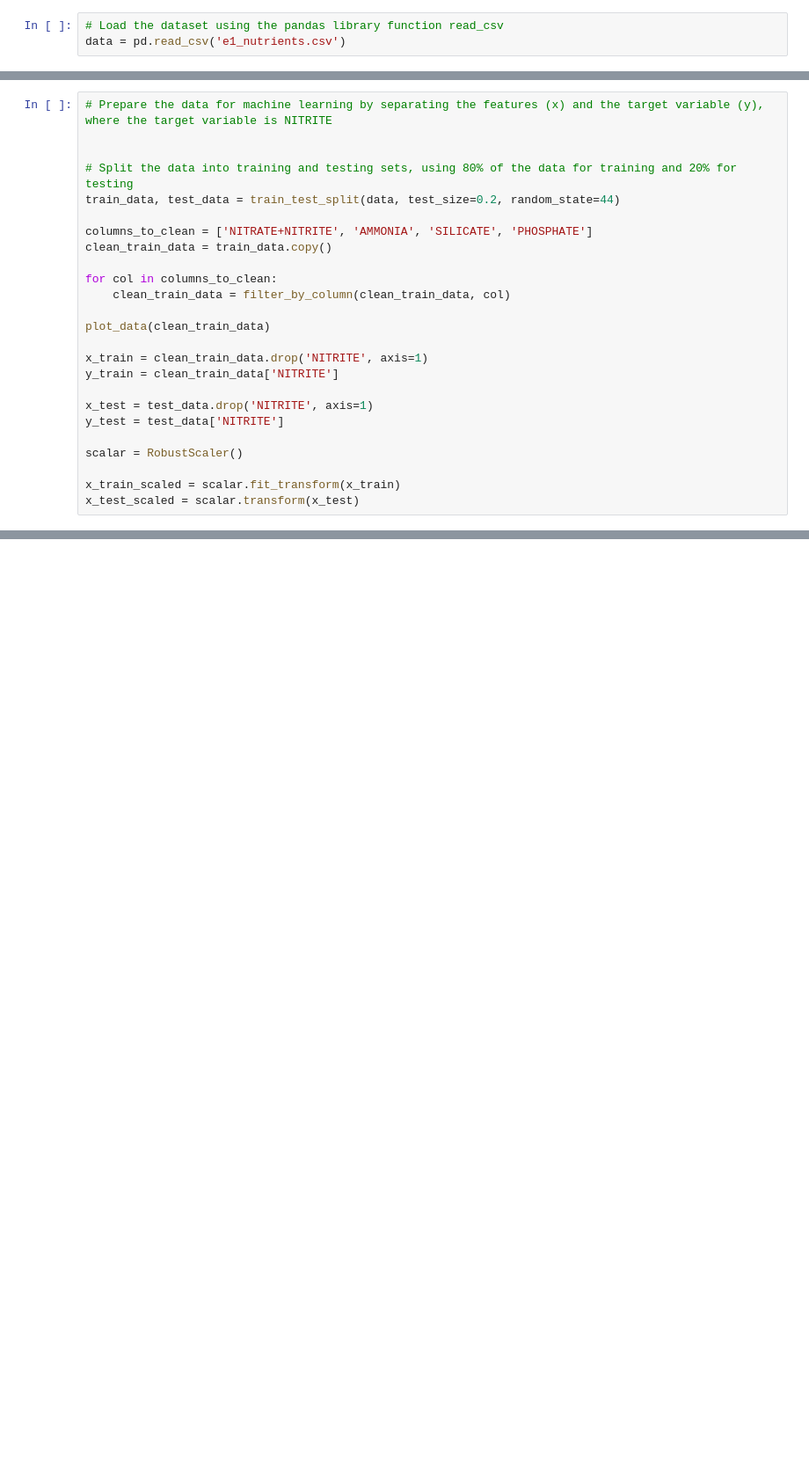
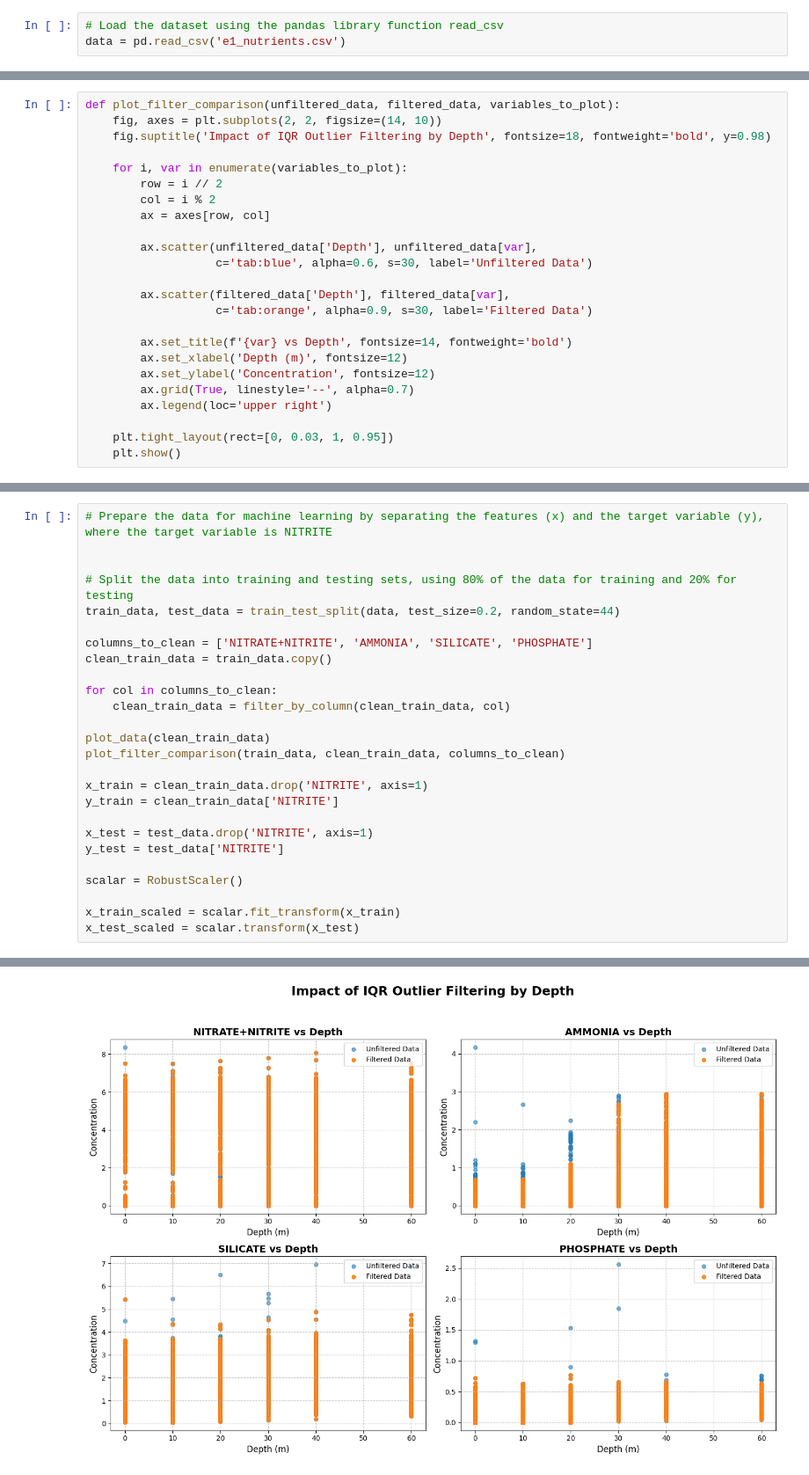
Before and after one commit to BenD2006/comp2002, a Jupyter notebook: COMP2002.ipynb, the cells around one changed output, grey strips where cells are left out. Shown at 88% size. Drawn from its saved outputs; the diff is of its cells as text; blank space fills up the shorter version.

```diff
--- a/COMP2002.ipynb
+++ b/COMP2002.ipynb
@@ -32,3 +30,27 @@ plot_data(data)
+# %%
+def plot_filter_comparison(unfiltered_data, filtered_data, variables_to_plot):
+    fig, axes = plt.subplots(2, 2, figsize=(14, 10))
+    fig.suptitle('Impact of IQR Outlier Filtering by Depth', fontsize=18, fontweight='bold', y=0.98)
+
+    for i, var in enumerate(variables_to_plot):
+        row = i // 2
+        col = i % 2
+        ax = axes[row, col]
+
+        ax.scatter(unfiltered_data['Depth'], unfiltered_data[var],
+                   c='tab:blue', alpha=0.6, s=30, label='Unfiltered Data')
+
+        ax.scatter(filtered_data['Depth'], filtered_data[var],
+                   c='tab:orange', alpha=0.9, s=30, label='Filtered Data')
+
+        ax.set_title(f'{var} vs Depth', fontsize=14, fontweight='bold')
+        ax.set_xlabel('Depth (m)', fontsize=12)
+        ax.set_ylabel('Concentration', fontsize=12)
+        ax.grid(True, linestyle='--', alpha=0.7)
+        ax.legend(loc='upper right')
+
+    plt.tight_layout(rect=[0, 0.03, 1, 0.95])
+    plt.show()
 # %%
 # Function to filter out outliers based on the IQR method for a specific column
 def filter_by_column(data, column_name):
@@ -87,30 +109,32 @@ def filter_by_column(data, column_name):
 # %%
 # Prepare the data for machine learning by separating the features (x) and the target variable (y), where the target variable is NITRITE
 
 
 # Split the data into training and testing sets, using 80% of the data for training and 20% for testing
 train_data, test_data = train_test_split(data, test_size=0.2, random_state=44)
 
 columns_to_clean = ['NITRATE+NITRITE', 'AMMONIA', 'SILICATE', 'PHOSPHATE']
 clean_train_data = train_data.copy()
 
 for col in columns_to_clean:
     clean_train_data = filter_by_column(clean_train_data, col)
 
 plot_data(clean_train_data)
+plot_filter_comparison(train_data, clean_train_data, columns_to_clean)
 
 x_train = clean_train_data.drop('NITRITE', axis=1)
 y_train = clean_train_data['NITRITE']
 
 x_test = test_data.drop('NITRITE', axis=1)
 y_test = test_data['NITRITE']
 
 scalar = RobustScaler()
 
 x_train_scaled = scalar.fit_transform(x_train)
 x_test_scaled = scalar.transform(x_test)
 # %% [output]
 [figure]
+[figure, added]
 # %%
 lr_model = LinearRegression()
 lr_model.fit(x_train_scaled, y_train)
```
Also changed, not shown: parts of 4 cells of this notebook.
